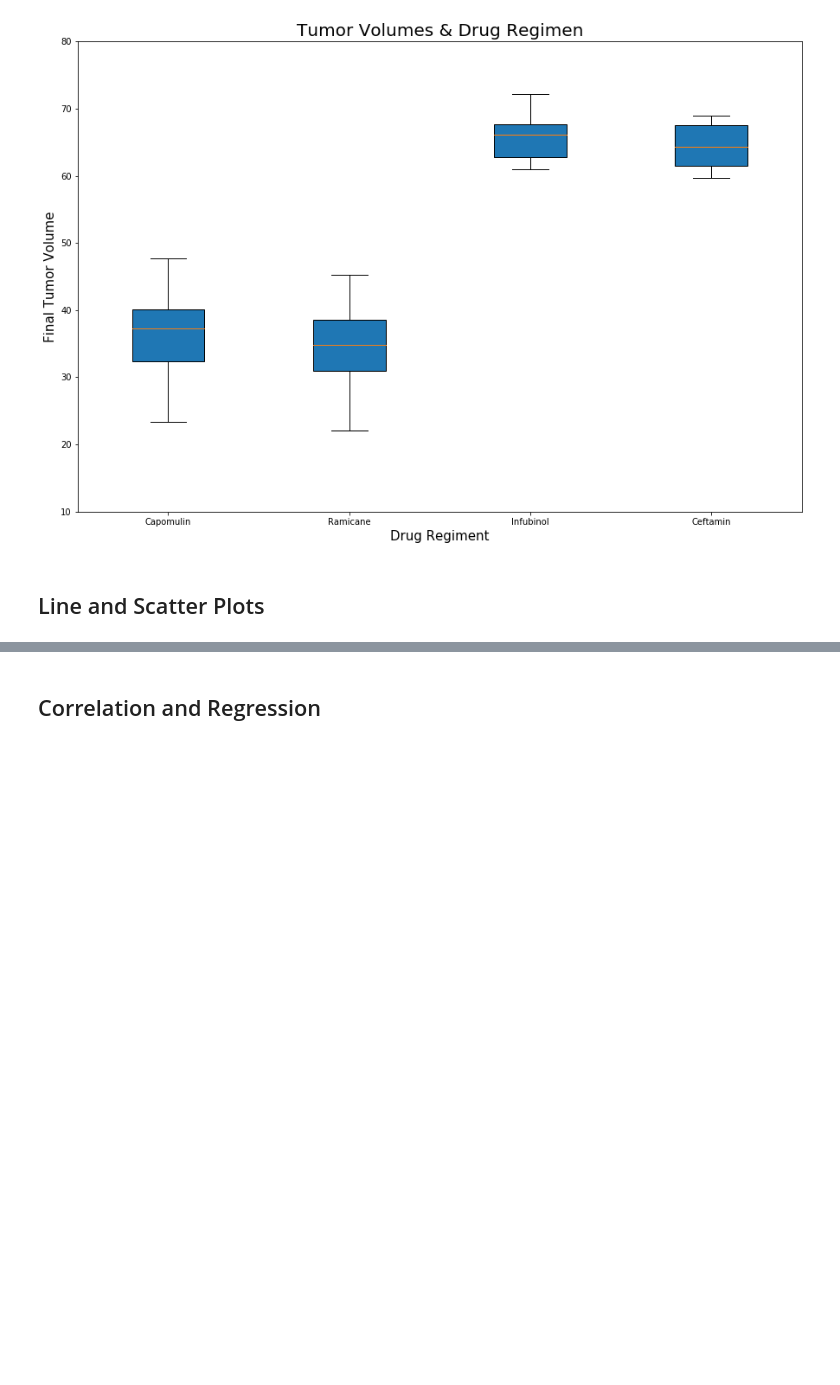
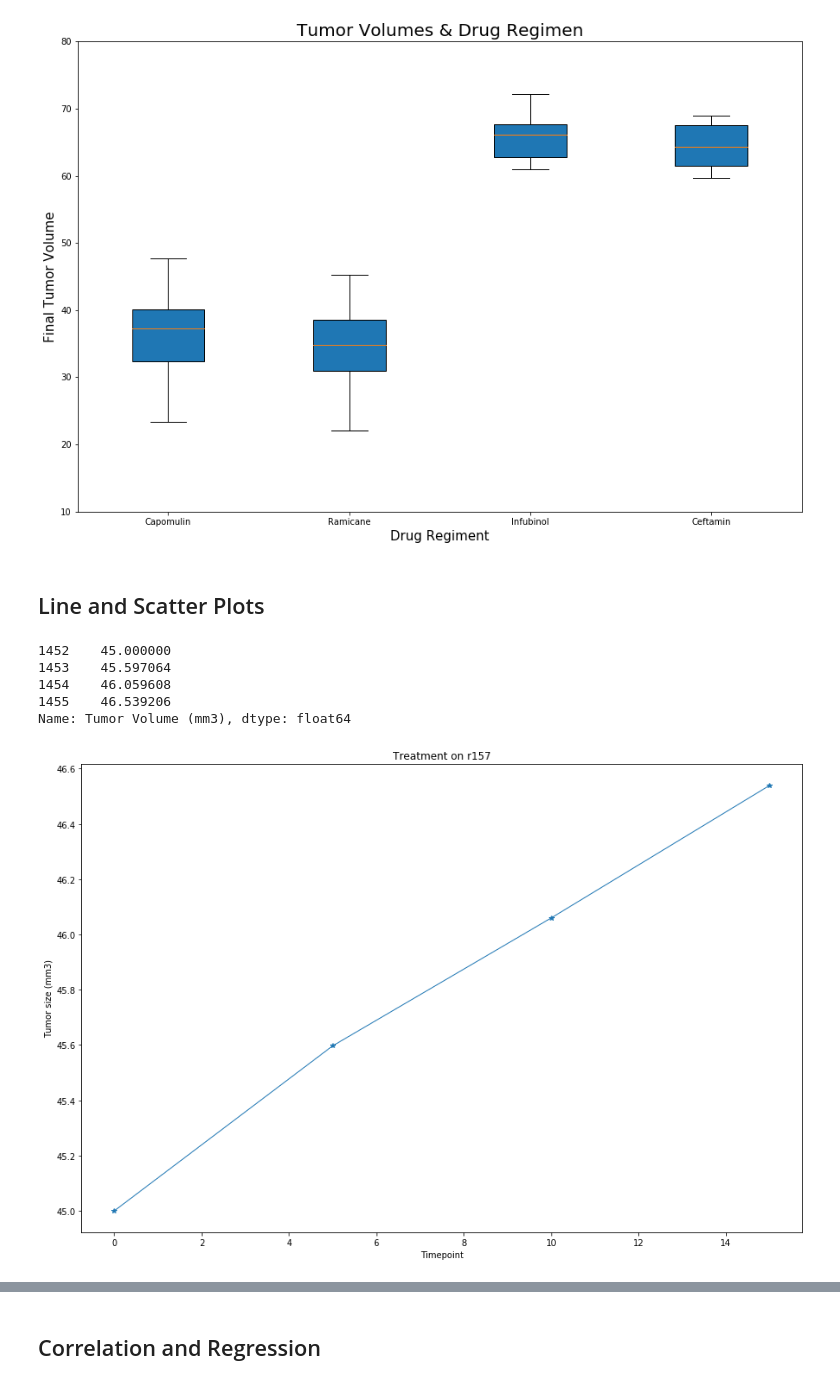
Before and after one commit to jamisonunruh24/matplot-challenge, a Jupyter notebook: Pymaceuticals/pymaceuticals_starter.ipynb, the cells around one changed output, grey strips where cells are left out. Cells and saved outputs as stored; diff of their text form; code cells hidden in the pictures; blank space fills up the shorter version.

```diff
--- a/Pymaceuticals/pymaceuticals_starter.ipynb
+++ b/Pymaceuticals/pymaceuticals_starter.ipynb
@@ -317,0 +306,23 @@ plt.ylim(10,80)
+# %%
+# Generate a line plot of time point versus tumor volume for a mouse treated with Capomulin
+cap_df = clean_mouse_df.loc[clean_mouse_df["Drug Regimen"] == "Capomulin"]
+#r157
+cap_df = clean_mouse_df.loc[clean_mouse_df["Drug Regimen"] == "Capomulin"]
+r157 = cap_df.loc[cap_df["Mouse ID"] == "r157"]
+
+x_axis = r157["Timepoint"]
+tumor = r157["Tumor Volume (mm3)"]
+
+fig1, ax1 = plt.subplots(figsize = (15,10))
+plt.title("Treatment on r157")
+plt.xlabel("Timepoint")
+plt.ylabel("Tumor size (mm3)")
+plt.plot(x_axis, tumor, linewidth = 1, marker = "*")
+print(tumor)
+# %% [output]
+1452    45.000000
+1453    45.597064
+1454    46.059608
+1455    46.539206
+Name: Tumor Volume (mm3), dtype: float64
+[figure, added]
```
Also changed, not shown: parts of 11 cells of this notebook.
